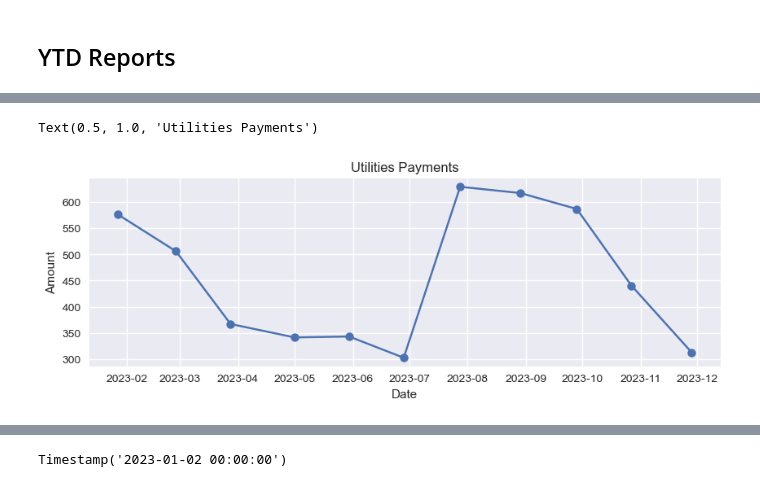
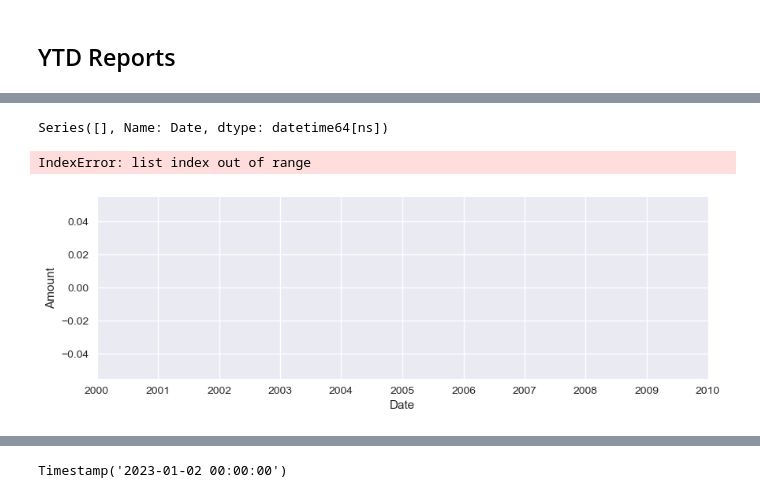
Before and after one commit to keaturner55/ChurchFinance, a Jupyter notebook: src/notebook/qb_ytd_reports.ipynb, the cells around one changed output, grey strips where cells are left out. Drawn from its saved outputs; the diff is of its cells as text; code cells hidden in the pictures.

```diff
--- a/src/notebook/qb_ytd_reports.ipynb
+++ b/src/notebook/qb_ytd_reports.ipynb
@@ -98,5 +83,5 @@ plt.savefig('YTD.png')
 # %%
-special_account = expenses[expenses['item']=="Utilities"]
+special_account = income[income['item']=="Worship Contribution"]
 # %%
 special_account[['Date','Amount','Transaction Type']]
 # %% [output]
@@ -115,15 +89,19 @@ special_account[['Date','Amount','Transaction Type']]
+# %%
+x
+# %% [output]
+Series([], Name: Date, dtype: datetime64[ns])
 # %%
 fig, ax = plt.subplots(figsize=(10,3))
 x = special_account['Date']
-y = special_account['Amount']
+y = special_account['Amount'].cumsum()
 ax.plot(x,y, marker='.', markersize=15)
 ax.set_ylabel("Amount")
 ax.set_xlabel("Date")
-#ax.text(list(x)[-1],list(y)[-1]+50,f"{round(list(y)[-1],2)}",size=15)
-ax.set_title("Utilities Payments")
+ax.text(list(x)[-1],list(y)[-1]+50,f"{round(list(y)[-1],2)}",size=15)
+ax.set_title("Worship Contribution")
 # %% [output]
-Text(0.5, 1.0, 'Utilities Payments')
+IndexError: list index out of range
-[figure, old version]
+[figure, new version]
 # %%
 all_totals[~all_totals['item'].isin(['Lead Pastor','Associate Pastor'])].sort_values(['Amount'], ascending=False).head(10)[['Category','Subcategory','item','Amount','Transactions']]
 # %% [output]
```
Also changed, not shown: parts of 9 cells of this notebook, 5 other files.
